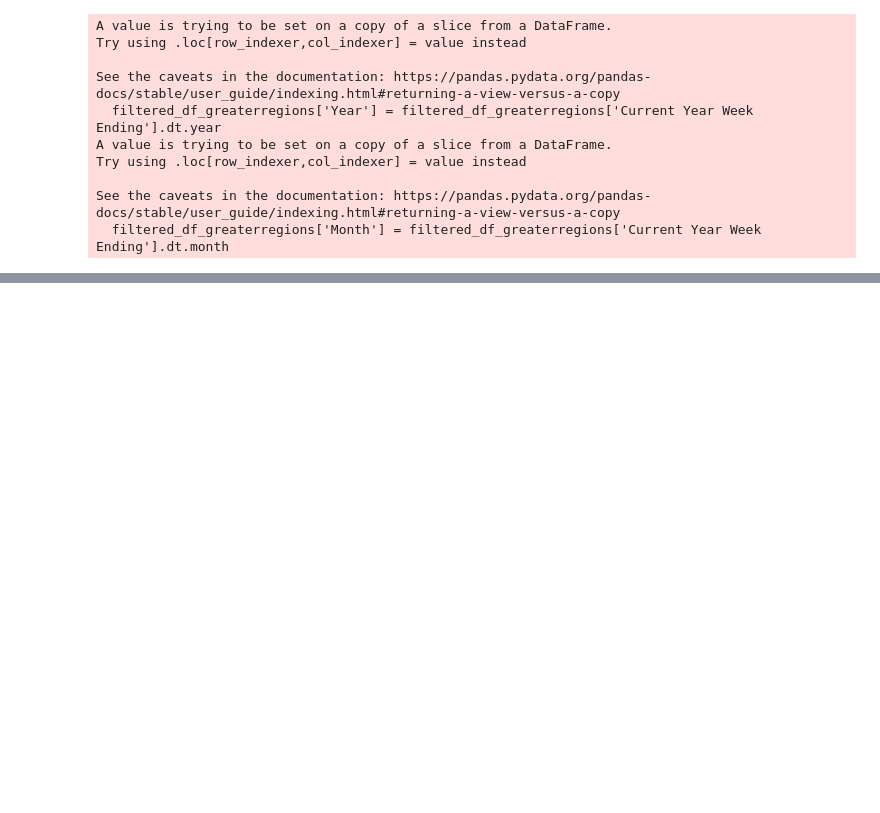
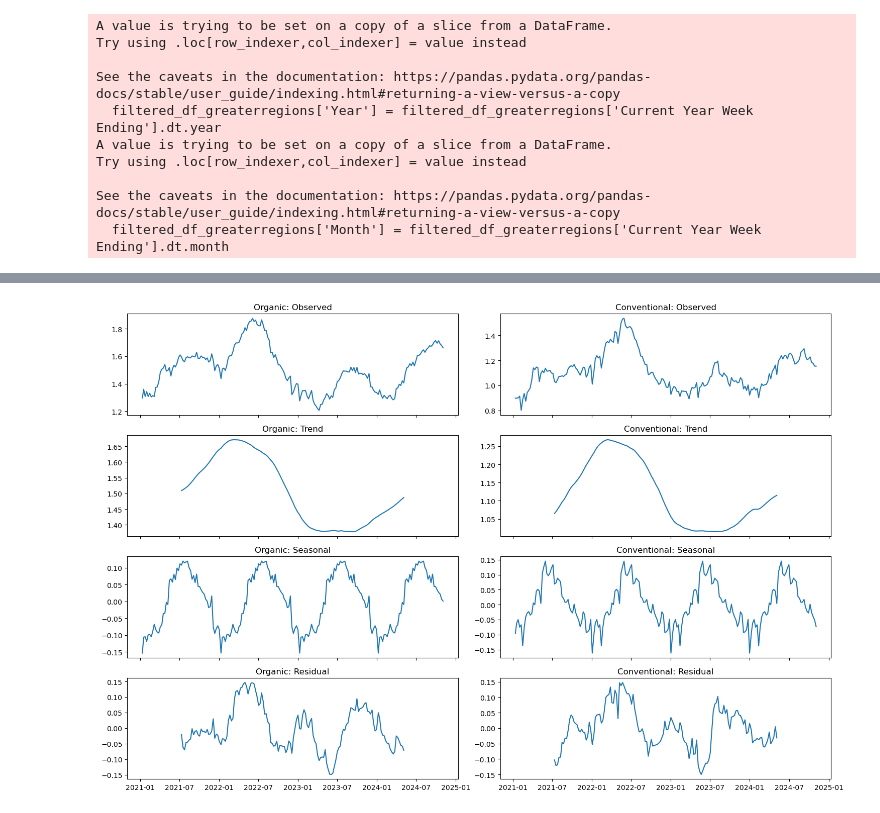
Before and after one commit to arboldeku/Avocado-2.0, a Jupyter notebook: code/series_temporales.ipynb, the cells around one changed output, grey strips where cells are left out. Cells and saved outputs as stored; diff of their text form; code cells hidden in the pictures; blank space fills up the shorter version.

```diff
--- a/code/series_temporales.ipynb
+++ b/code/series_temporales.ipynb
@@ -25,2 +26,6 @@ df_organic = filtered_df_greaterregions[filtered_df_greaterregions['Type'] == 'O
 price_conventional = filtered_df_greaterregions[filtered_df_greaterregions['Type'] == 'Conventional'][['Current Year Week Ending', 'ASP Current Year']]
 price_organic = filtered_df_greaterregions[filtered_df_greaterregions['Type'] == 'Organic'][['Current Year Week Ending', 'ASP Current Year']]
+# %%
+# Asegurar que la columna de fecha es de tipo datetime
+price_conventional['Current Year Week Ending'] = pd.to_datetime(price_conventional['Current Year Week Ending'])
+price_organic['Current Year Week Ending'] = pd.to_datetime(price_organic['Current Year Week Ending'])
@@ -93,0 +162,42 @@ KeyError: 'Year'
+# %%
+#Recuperamos las variables definidas al principio de precio organico y precio convencional
+#Las agrupamos por fechas para obtener el promedio diario
+price_conventional = price_conventional.groupby('Current Year Week Ending').mean()
+price_organic = price_organic.groupby('Current Year Week Ending').mean()
+# %%
+# Descomponemos la serie temporal de aguacates orgánicos
+decompose_organic = seasonal_decompose(price_organic, model='additive', period=52)
+
+# Descomponemos la serie temporal de aguacates convencionales
+decompose_conventional = seasonal_decompose(price_conventional, model='additive', period=52)
+# %%
+# Configuramos los gráficos
+fig, axes = plt.subplots(4, 2, figsize=(15, 10), sharex=True)
+
+# Graficamos para aguacates orgánicos
+axes[0, 0].plot(decompose_organic.observed, label='Observed')
+axes[0, 0].set_title('Organic: Observed')
+axes[1, 0].plot(decompose_organic.trend, label='Trend')
+axes[1, 0].set_title('Organic: Trend')
+axes[2, 0].plot(decompose_organic.seasonal, label='Seasonal')
+axes[2, 0].set_title('Organic: Seasonal')
+axes[3, 0].plot(decompose_organic.resid, label='Residual')
+axes[3, 0].set_title('Organic: Residual')
+
+# Graficamos para aguacates convencionales
+axes[0, 1].plot(decompose_conventional.observed, label='Observed')
+axes[0, 1].set_title('Conventional: Observed')
+axes[1, 1].plot(decompose_conventional.trend, label='Trend')
+axes[1, 1].set_title('Conventional: Trend')
+axes[2, 1].plot(decompose_conventional.seasonal, label='Seasonal')
+axes[2, 1].set_title('Conventional: Seasonal')
+axes[3, 1].plot(decompose_conventional.resid, label='Residual')
+axes[3, 1].set_title('Conventional: Residual')
+
+# Ajustamos diseño
+plt.tight_layout()
+
+# Se muestran los gráficos
+plt.show()
+# %% [output]
+[figure, added]
```
Also changed, not shown: parts of 11 cells of this notebook, 1 other file.
